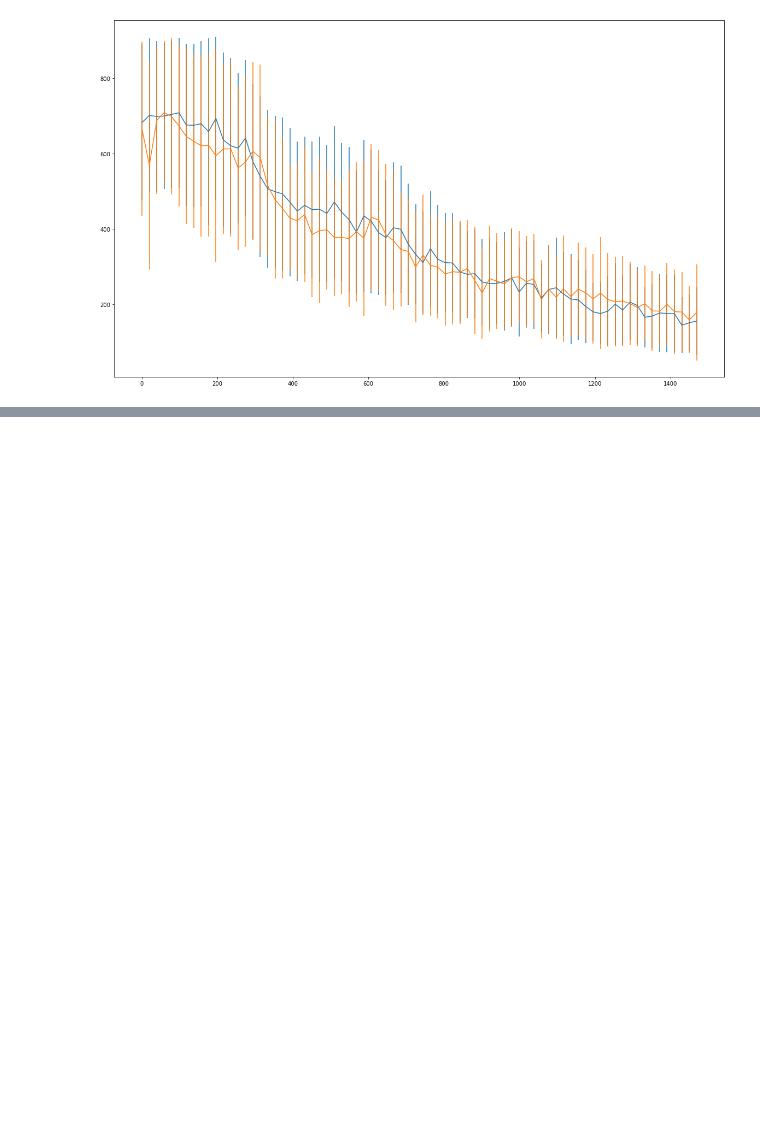
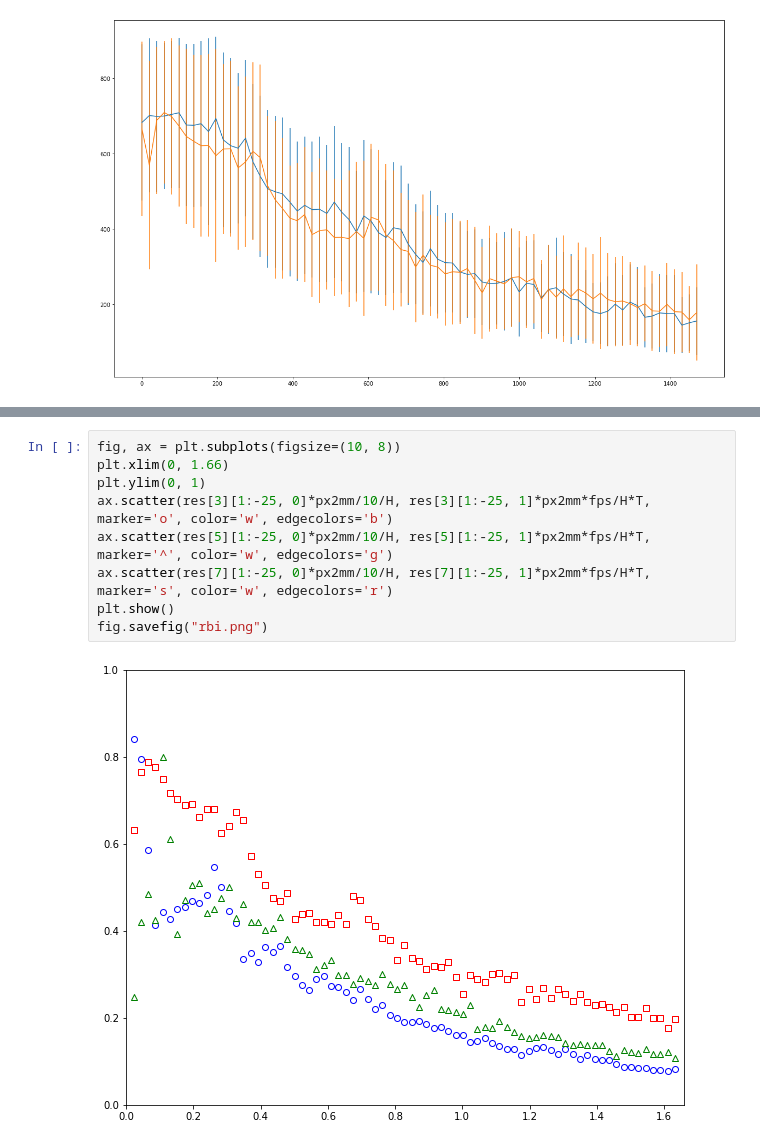
Before and after one commit to wakky927/master-pool, a Jupyter notebook: 20221027/post.ipynb, the cells around one changed output, grey strips where cells are left out. Drawn from its saved outputs; the diff is of its cells as text; blank space fills up the shorter version.

```diff
--- a/20221027/post.ipynb
+++ b/20221027/post.ipynb
@@ -144,0 +177,11 @@ plt.show()
+# %%
+fig, ax = plt.subplots(figsize=(10, 8))
+plt.xlim(0, 1.66)
+plt.ylim(0, 1)
+ax.scatter(res[3][1:-25, 0]*px2mm/10/H, res[3][1:-25, 1]*px2mm*fps/H*T, marker='o', color='w', edgecolors='b')
+ax.scatter(res[5][1:-25, 0]*px2mm/10/H, res[5][1:-25, 1]*px2mm*fps/H*T, marker='^', color='w', edgecolors='g')
+ax.scatter(res[7][1:-25, 0]*px2mm/10/H, res[7][1:-25, 1]*px2mm*fps/H*T, marker='s', color='w', edgecolors='r')
+plt.show()
+fig.savefig("rbi.png")
+# %% [output]
+[figure, added]
```
Also changed, not shown: parts of 8 cells of this notebook, 3 other files.
